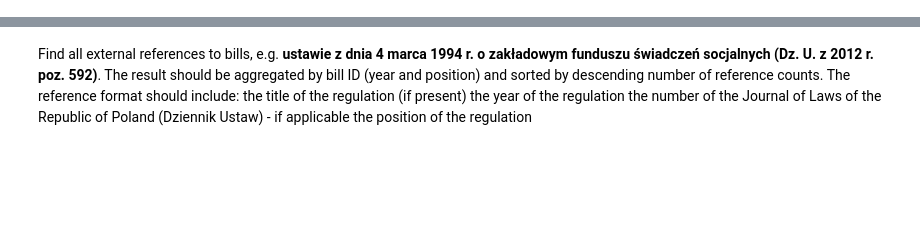
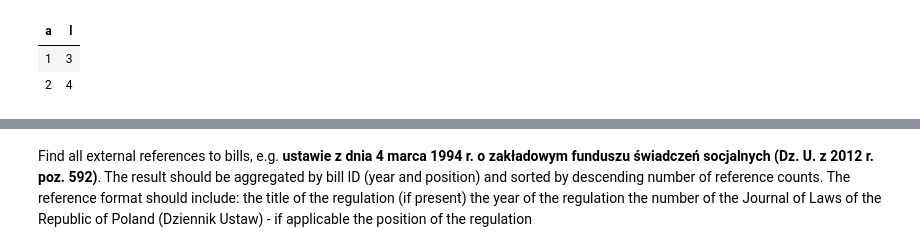
Before and after one commit to JakDar/nlp-lab-2019, a Jupyter notebook: NLP_lab1_regex.ipynb, the cells around one changed output, grey strips where cells are left out. Saved outputs shown, nothing was run; the diff lists cells and outputs as text; code cells hidden in the pictures; blank space fills up the shorter version.

```diff
--- a/NLP_lab1_regex.ipynb
+++ b/NLP_lab1_regex.ipynb
@@ -80 +186,8 @@ ustaw_pat=re.compile("(U|u)staw\w*\s+(z\s+dnia\s+)+\d+\s+\w+\s+(?P<year>\d{4})(\
+# %%
+ala = namedtuple("ala", "a l")
+display(seq([ala(a=1,l=3),ala(a=2,l=4)]))
+# %% [output]
+| a | l |
+| 1 | 3 |
+| 2 | 4 |
 # %%
```
Also changed, not shown: parts of 9 cells of this notebook.
